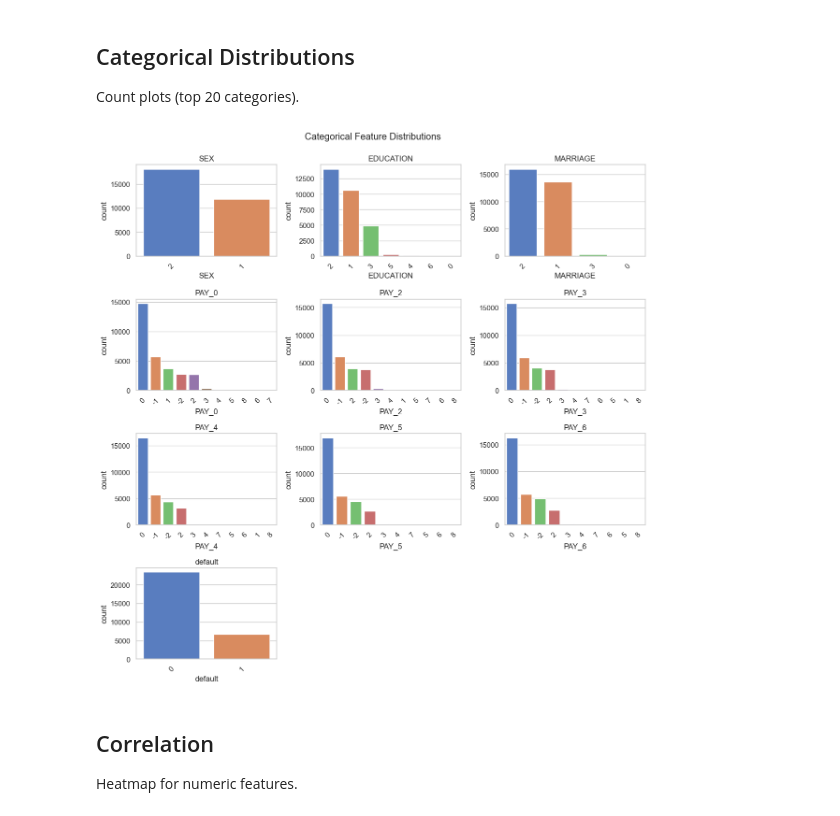
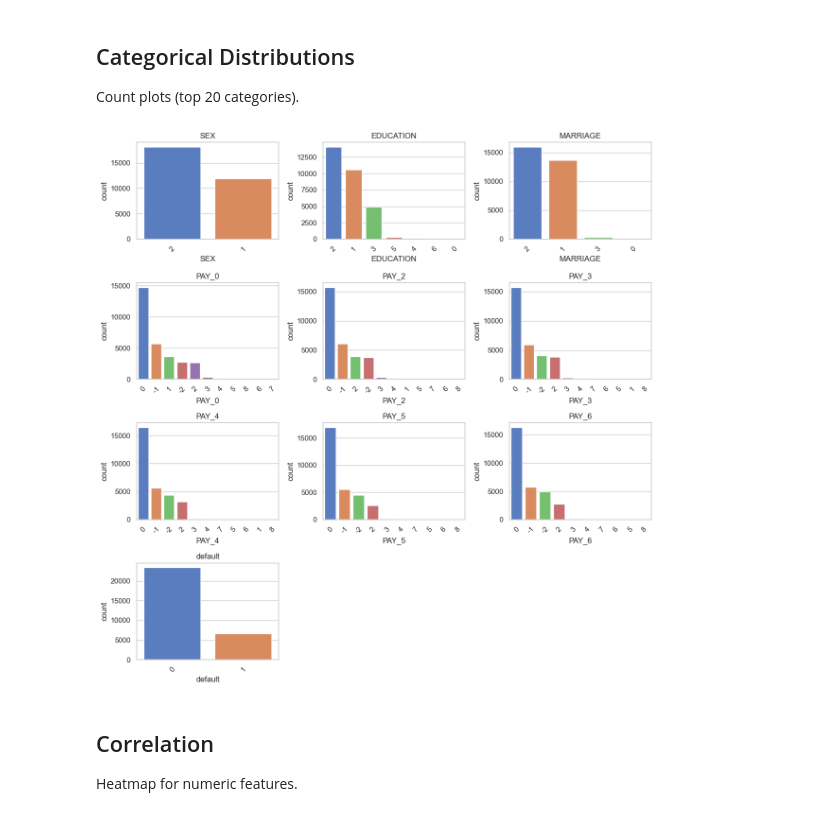
Before and after one commit to evamartin1240/AML-Project3, a Jupyter notebook: notebooks/eda.ipynb, the cells around one changed output. Saved outputs shown, nothing was run; the diff lists cells and outputs as text; code cells hidden in the pictures.

Commit message:
figures

```diff
--- a/notebooks/eda.ipynb
+++ b/notebooks/eda.ipynb
@@ -147,7 +148,8 @@ else:
     total_axes = len(axes)
     for j in range(n, total_axes):
         fig.delaxes(axes[j])
-    fig.suptitle('Numeric Feature Distributions', y=0.995)
+    #fig.suptitle('Numeric Feature Distributions', y=0.995)
     plt.tight_layout()
+    plt.savefig('../figures/eda_numeric_distributions.png', dpi=300, bbox_inches='tight')
     plt.show()
 # %% [output]
@@ -158,26 +160,27 @@ Count plots (top 20 categories).
 # %%
 m = len(categorical_cols)
 if m == 0:
     print('No categorical features.')
 else:
     cols = 3
     rows = int(np.ceil(m/cols))
     fig, axes = plt.subplots(rows, cols, figsize=(cols*4, rows*3))
     axes = np.array(axes).reshape(-1)
     for i, col in enumerate(categorical_cols):
         ax = axes[i]
         order = df[col].value_counts(dropna=False).index[:20]
         sns.countplot(data=df, x=col, order=order, ax=ax, palette='muted')
         ax.set_title(col)
         ax.tick_params(axis='x', rotation=45)
     total_axes = len(axes)
     for j in range(m, total_axes):
         fig.delaxes(axes[j])
-    fig.suptitle('Categorical Feature Distributions', y=0.995)
+    #fig.suptitle('Categorical Feature Distributions', y=0.995)
     plt.tight_layout()
+    plt.savefig('../figures/eda_categorical_distributions.png', dpi=300, bbox_inches='tight')
     plt.show()
 # %% [output]
-[figure, old version]
+[figure, new version]
 # %% [markdown]
 ## Correlation
 Heatmap for numeric features.
```
Also changed, not shown: parts of 7 cells of this notebook, 17 other files.
